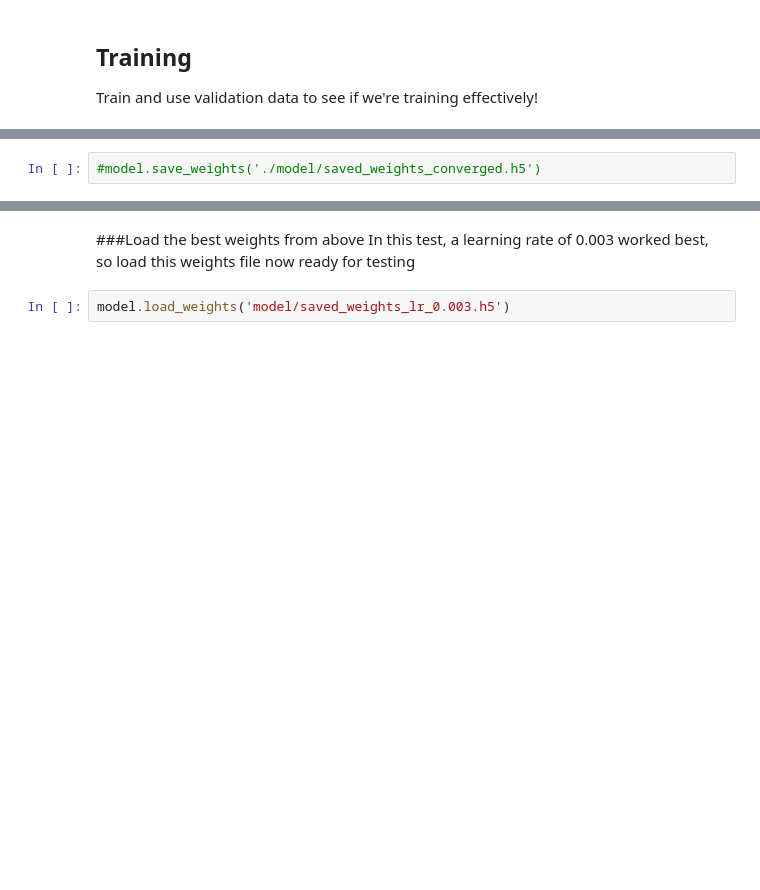
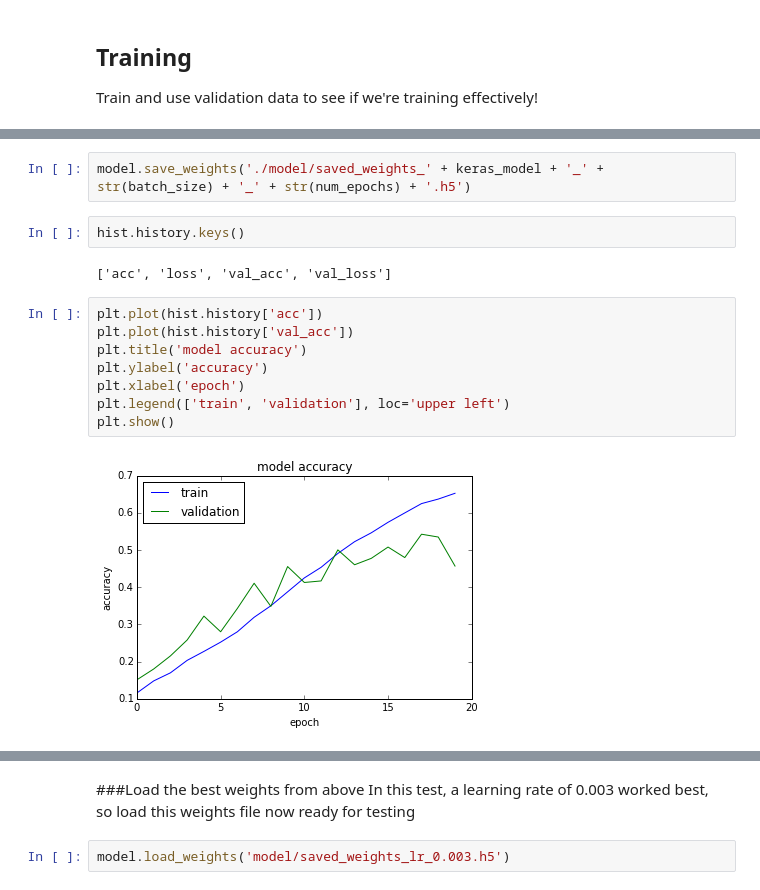
Before and after one commit to markstrefford/state-farm, a Jupyter notebook: state-farm.ipynb, the cells around one changed output, grey strips where cells are left out. Cells and saved outputs as stored; diff of their text form; blank space fills up the shorter version.

```diff
--- a/state-farm.ipynb
+++ b/state-farm.ipynb
@@ -563,2 +570,16 @@ Epoch 10/10
-# %%
-#model.save_weights('./model/saved_weights_converged.h5')
+# %%
+model.save_weights('./model/saved_weights_' + keras_model + '_' + str(batch_size) + '_' + str(num_epochs) + '.h5')
+# %%
+hist.history.keys()
+# %% [output]
+['acc', 'loss', 'val_acc', 'val_loss']
+# %%
+plt.plot(hist.history['acc'])
+plt.plot(hist.history['val_acc'])
+plt.title('model accuracy')
+plt.ylabel('accuracy')
+plt.xlabel('epoch')
+plt.legend(['train', 'validation'], loc='upper left')
+plt.show()
+# %% [output]
+[figure, added]
```
Also changed, not shown: parts of 26 cells of this notebook, 3 other files.
